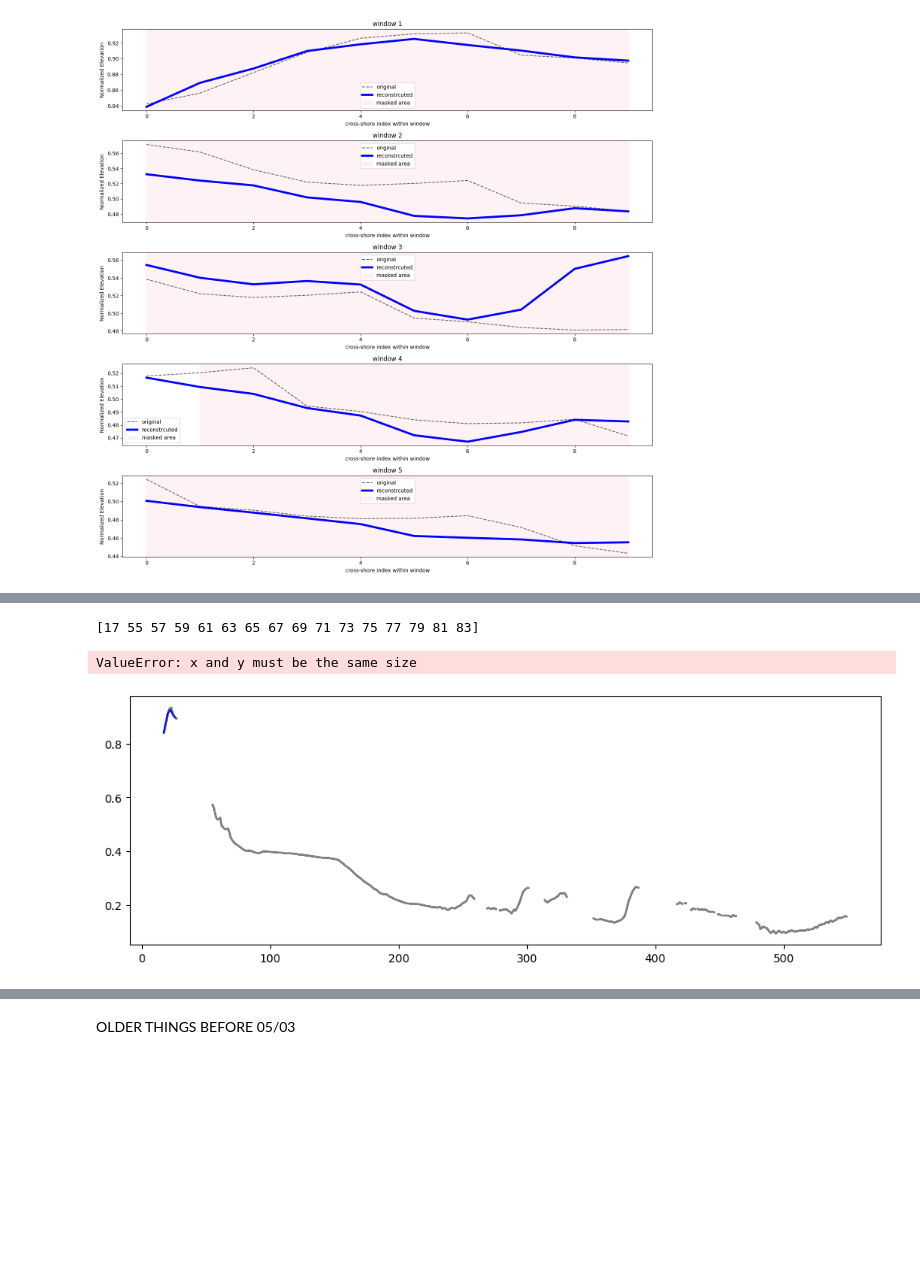
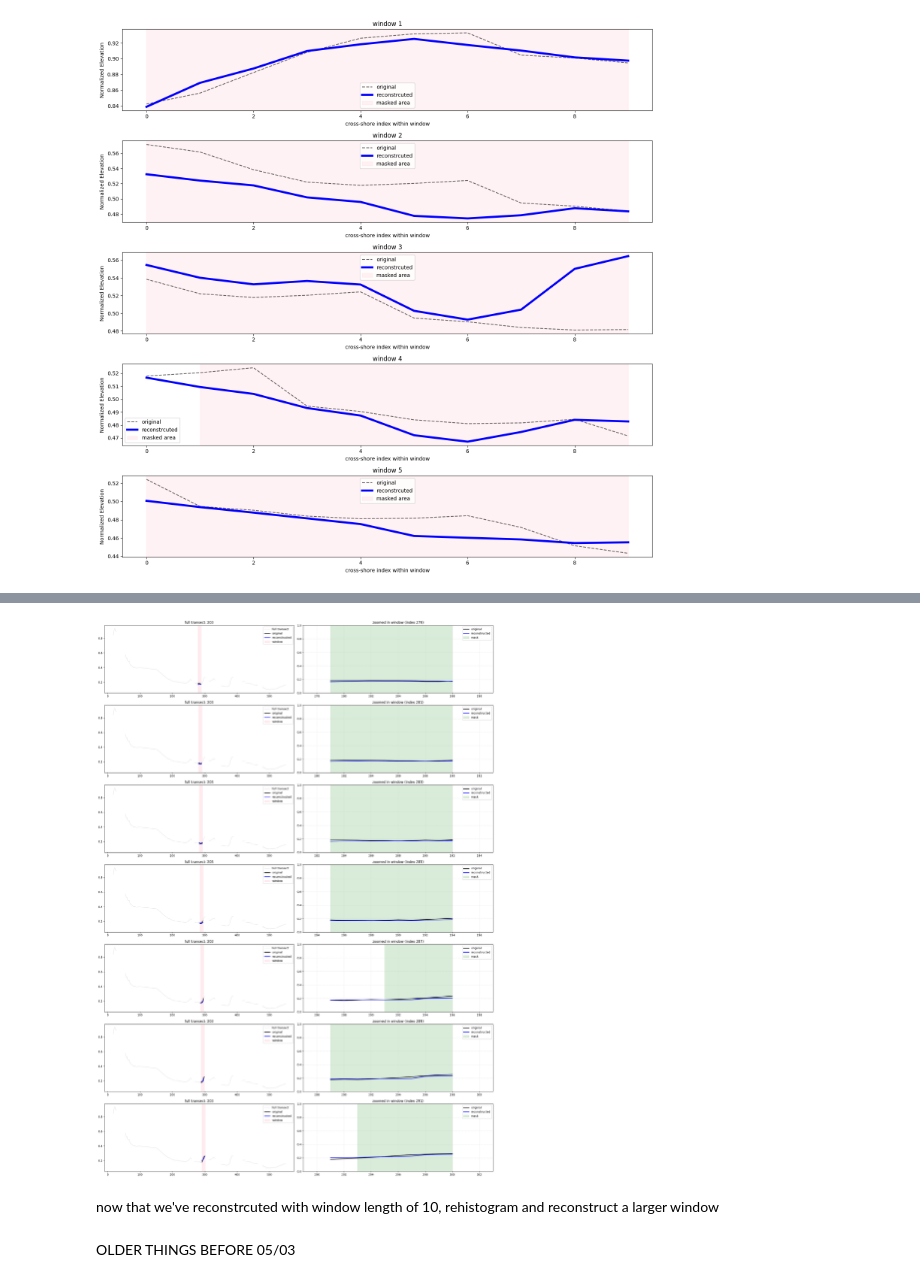
Before and after one commit to NCSU-CHAZ/MasonBEAST, a Jupyter notebook: MAE_window10.ipynb, the cells around one changed output, grey strips where cells are left out. Cells and saved outputs as stored; diff of their text form; code cells hidden in the pictures; blank space fills up the shorter version.

```diff
--- a/MAE_window10.ipynb
+++ b/MAE_window10.ipynb
@@ -675,25 +701,14 @@ for x_batch,y_batch,mask_batch,s_batch,t_batch in test_ds.take(1):
-# %%
-for x_batch, y_batch,mask, start, t_step in test_ds.batch(16).take(1):
-    i=0
-    tval=t_step[i].numpy()
-    sval=start[i].numpy().ravel()
-    print(sval)
-
-    # original full transect
-    fullTran=transect_df_norm[tval].values
-
-    plt.figure(figsize=(12,4))
-    plt.plot(fullTran,color='gray',alpha=0.3,label=f"full Transect ({tval})")
-
-    x_range=np.arange(sval[i],sval[i]+10)
-    yvals=y_batch[i].numpy().ravel()
-    plt.plot(x_range,recons[i].ravel(),color='blue',label='reconstruction')
-    plt.scatter(x_range,yvals,color='black',s=10,label='real data')
-
-    plt.title(f"reconstruction at timestep {tval}, window {sval}")
-    plt.legend()
-    plt.show()
-# %% [output]
-[17 55 57 59 61 63 65 67 69 71 73 75 77 79 81 83]
-ValueError: x and y must be the same size
-[figure, removed]
+# %%
+threshold=250
+
+test_starts=np.array([i['start'] for i in info_test])
+test_timesteps=np.array([i['timestep'] for i in info_test])
+test_ds=tf.data.Dataset.from_tensor_slices((np.array(X_test),np.array(test_starts),np.array(test_timesteps)))
+
+test_ds=(
+    test_ds.filter(lambda x,s,t: s>threshold).map(masking_layer,num_parallel_calls=tf.data.AUTOTUNE).batch(batch_size, drop_remainder=True).prefetch(tf.data.AUTOTUNE))
+
+for x_batch,y_batch,mask_batch,s_batch,t_batch in test_ds.take(1):
+    recons=autoencoder.predict(x_batch)
+    plot_windows_on_fullTran(y_batch,x_batch,recons,s_batch,t_batch,transect_df_norm,mask_batch,n=7)
+# %% [output]
@@ -699,0 +716,3 @@ ValueError: x and y must be the same size
+[figure, added]
+# %% [markdown]
+now that we've reconstrcuted with window length of 10, rehistogram and reconstruct a larger window
```
Also changed, not shown: parts of 4 cells of this notebook.
